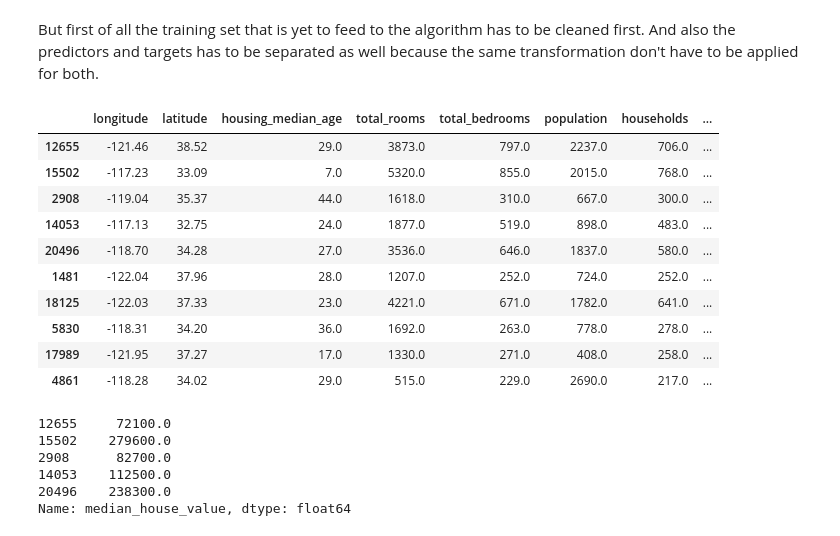
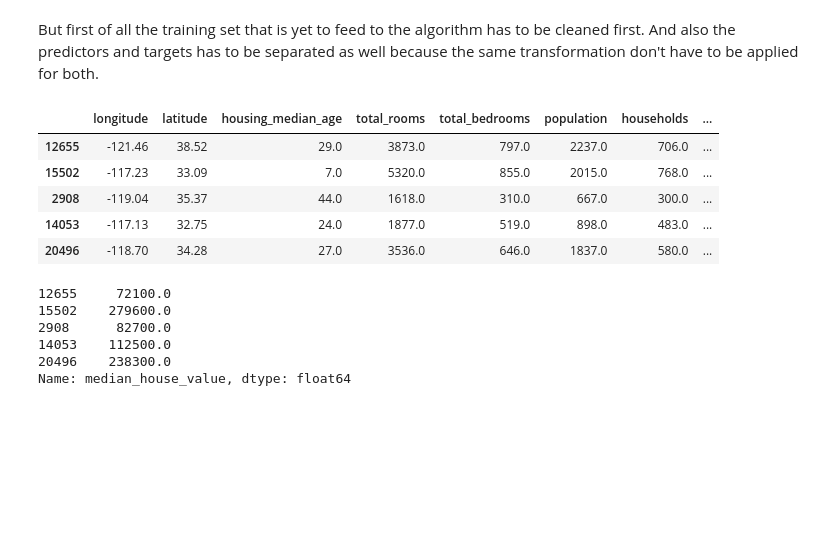
Before and after one commit to thisalmadu/ML-Project, a Jupyter notebook: Cal_data_set_analysis.ipynb, the cells around one changed output. Drawn from its saved outputs; the diff is of its cells as text; code cells hidden in the pictures; blank space fills up the shorter version.

```diff
--- a/Cal_data_set_analysis.ipynb
+++ b/Cal_data_set_analysis.ipynb
@@ -420,19 +396,14 @@ But first of all the training set that is yet to feed to the algorithm has to be
 housing_pred = strat_train_set.drop("median_house_value", axis=1) # creates a copy of data without affecting data set without "median_hou_val"
 housing_labels = strat_train_set["median_house_value"].copy()   # copy the labels into a separate data set
 # %%
-housing_pred.head(10)
+housing_pred.head(5)
 # %% [output]
 |  | longitude | latitude | housing_median_age | total_rooms | total_bedrooms | population | households | ... |
 | 12655 | -121.46 | 38.52 | 29.0 | 3873.0 | 797.0 | 2237.0 | 706.0 | ... |
 | 15502 | -117.23 | 33.09 | 7.0 | 5320.0 | 855.0 | 2015.0 | 768.0 | ... |
 | 2908 | -119.04 | 35.37 | 44.0 | 1618.0 | 310.0 | 667.0 | 300.0 | ... |
 | 14053 | -117.13 | 32.75 | 24.0 | 1877.0 | 519.0 | 898.0 | 483.0 | ... |
 | 20496 | -118.70 | 34.28 | 27.0 | 3536.0 | 646.0 | 1837.0 | 580.0 | ... |
-| 1481 | -122.04 | 37.96 | 28.0 | 1207.0 | 252.0 | 724.0 | 252.0 | ... |
-| 18125 | -122.03 | 37.33 | 23.0 | 4221.0 | 671.0 | 1782.0 | 641.0 | ... |
-| 5830 | -118.31 | 34.20 | 36.0 | 1692.0 | 263.0 | 778.0 | 278.0 | ... |
-| 17989 | -121.95 | 37.27 | 17.0 | 1330.0 | 271.0 | 408.0 | 258.0 | ... |
-| 4861 | -118.28 | 34.02 | 29.0 | 515.0 | 229.0 | 2690.0 | 217.0 | ... |
 # %%
 housing_labels.head()
 # %% [output]
```
Also changed, not shown: parts of 28 cells of this notebook, 1 other file.
